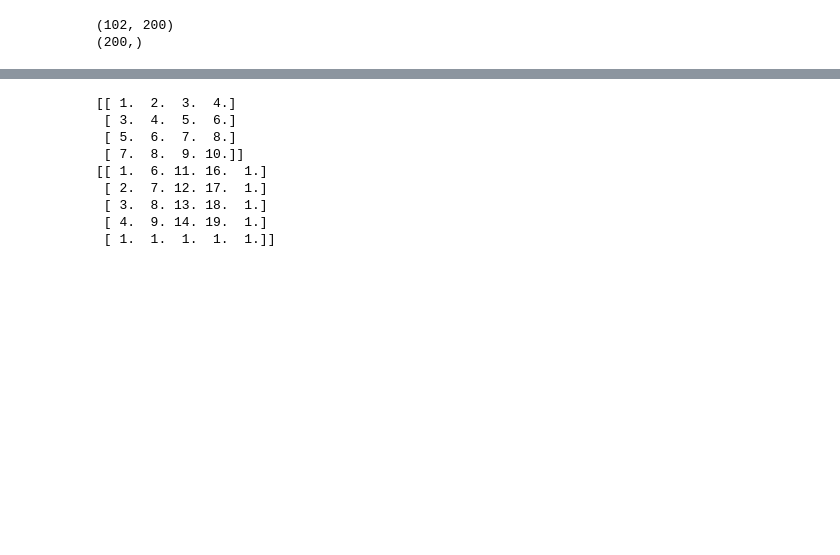
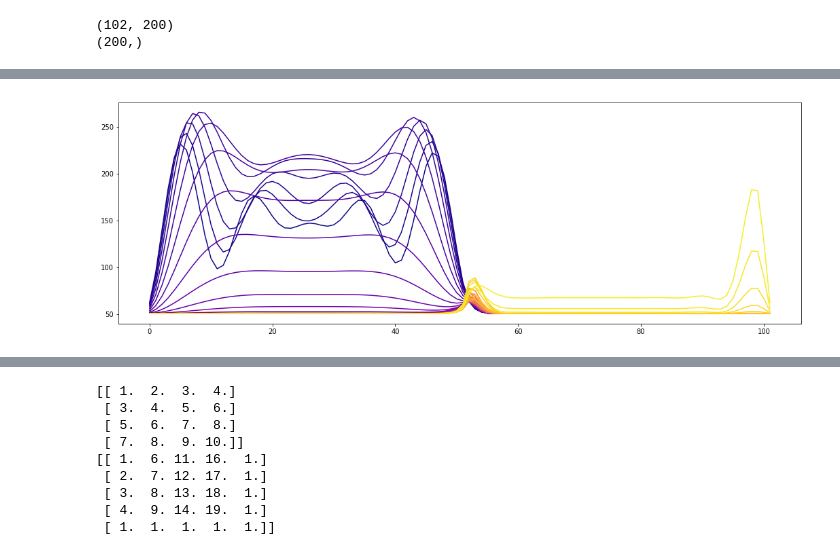
Before and after one commit to martinedyring/FysMat.SpinOrbitJosephsonJunction, a Jupyter notebook: Prosjektoppgave/Notebooks/untitled.ipynb, the cells around one changed output, grey strips where cells are left out. Cells and saved outputs as stored; diff of their text form; code cells hidden in the pictures; blank space fills up the shorter version.

```diff
--- a/Prosjektoppgave/Notebooks/untitled.ipynb
+++ b/Prosjektoppgave/Notebooks/untitled.ipynb
@@ -66,0 +74,11 @@ plot_density_of_states(es, ldos)
+# %%
+fig = plt.figure(figsize=(18, 6))
+Ne = ldos.shape[1]
+step = 1
+delta_range = 50
+start = Ne//2
+stop = min(Ne//2+delta_range, Ne)
+for i in range(start, stop, step):
+    plt.plot(ldos[:, i], c = cm.plasma(float(i-start)/(stop-start)))
+# %% [output]
+[figure, added]
```
Also changed, not shown: parts of 7 cells of this notebook, 4 other files.
